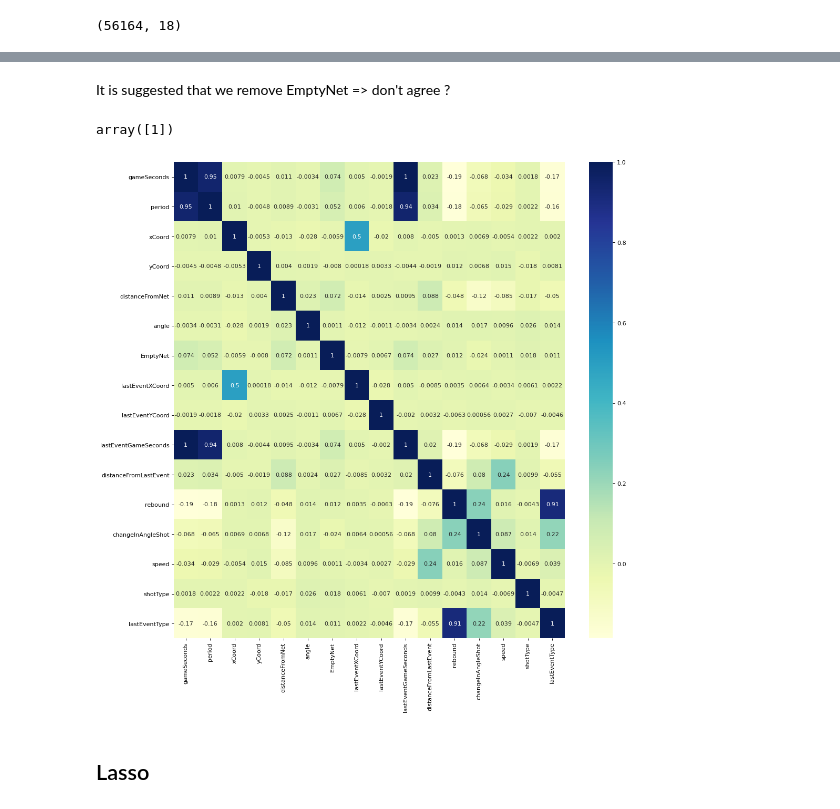
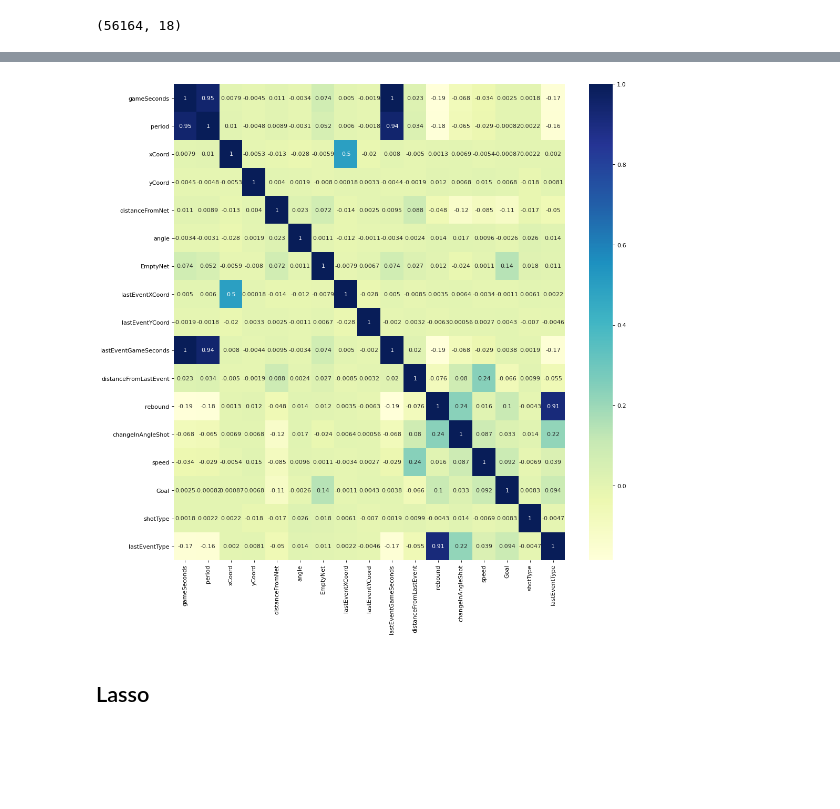
Before and after one commit to sorinmuchi/IFT6758, a Jupyter notebook: notebooks/5-AdvancedModels.ipynb, the cells around one changed output, grey strips where cells are left out. Saved outputs shown, nothing was run; the diff lists cells and outputs as text; code cells hidden in the pictures; blank space fills up the shorter version.

```diff
--- a/notebooks/5-AdvancedModels.ipynb
+++ b/notebooks/5-AdvancedModels.ipynb
@@ -499,2 +514,0 @@ removed Values:
-# %% [markdown]
-It is suggested that we remove EmptyNet => don't agree ?
@@ -509,15 +515,11 @@ from sklearn.pipeline import Pipeline
-# %%
-X['rebound'].unique()
-# %% [output]
-array([1])
 # %%
-corrMatrix = X.corr()
+corrMatrix = df_f.corr()
 
 figure(figsize=(15, 15), dpi=80)
 sn.heatmap(corrMatrix, annot=True,cmap="YlGnBu")
 plt.show()
 # %% [output]
-[figure, old version]
+[figure, new version]
 # %% [markdown]
 ## Lasso
 # %%
```
Also changed, not shown: parts of 24 cells of this notebook.
